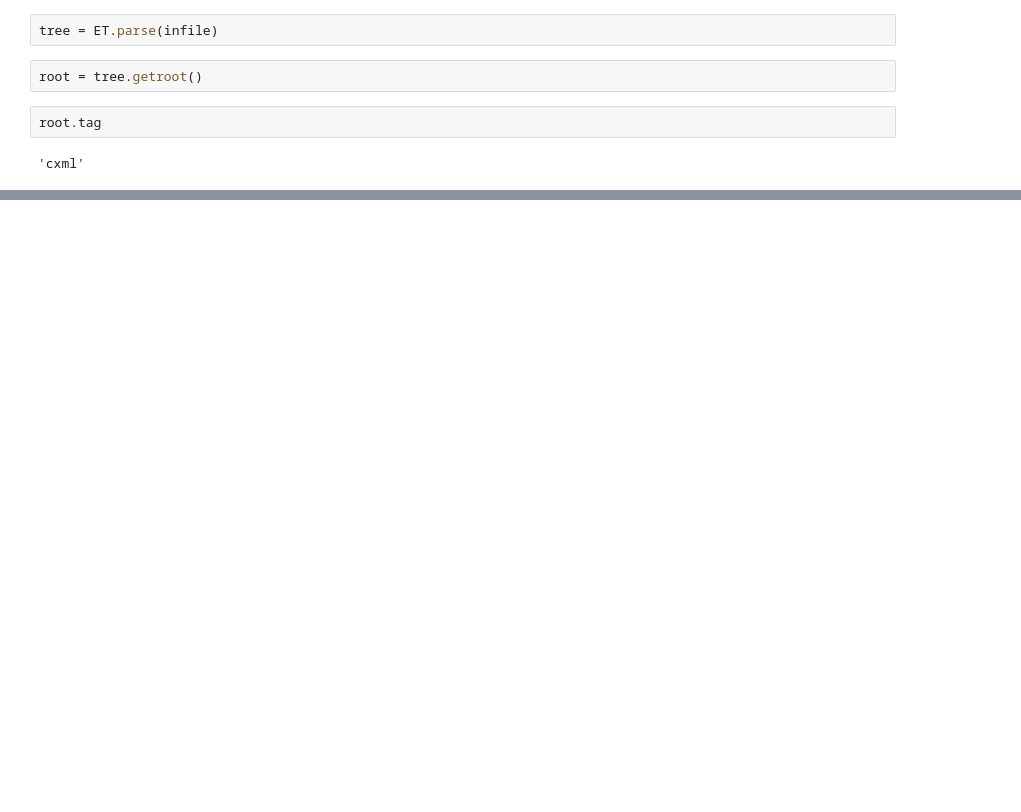
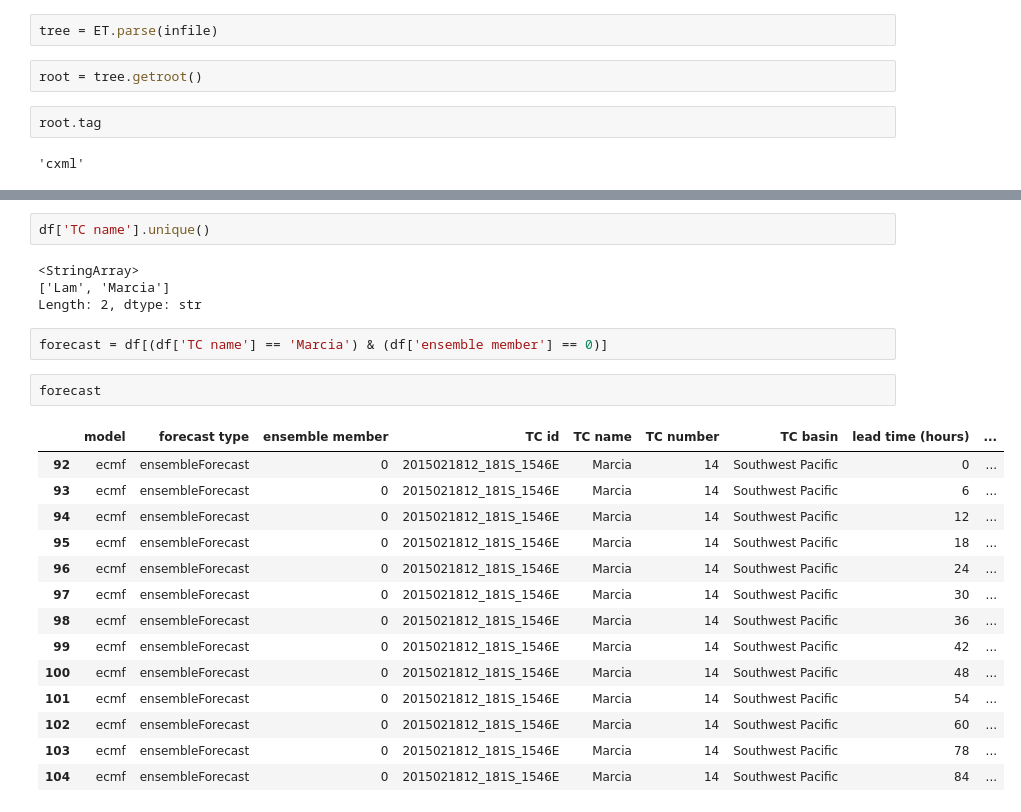
Before and after one commit to DamienIrving/ecmwf, a Jupyter notebook: example_tracks.ipynb, the cells around one changed output, grey strips where cells are left out. Cells and saved outputs as stored; diff of their text form; blank space fills up the shorter version.

```diff
--- a/example_tracks.ipynb
+++ b/example_tracks.ipynb
@@ -87,0 +161,25 @@ IndexError: child index out of range
+# %%
+df['TC name'].unique()
+# %% [output]
+<StringArray>
+['Lam', 'Marcia']
+Length: 2, dtype: str
+# %%
+forecast = df[(df['TC name'] == 'Marcia') & (df['ensemble member'] == 0)]
+# %%
+forecast
+# %% [output]
+|  | model | forecast type | ensemble member | TC id | TC name | TC number | TC basin | lead time (hours) | ... |
+| 92 | ecmf | ensembleForecast | 0 | 2015021812_181S_1546E | Marcia | 14 | Southwest Pacific | 0 | ... |
+| 93 | ecmf | ensembleForecast | 0 | 2015021812_181S_1546E | Marcia | 14 | Southwest Pacific | 6 | ... |
+| 94 | ecmf | ensembleForecast | 0 | 2015021812_181S_1546E | Marcia | 14 | Southwest Pacific | 12 | ... |
+| 95 | ecmf | ensembleForecast | 0 | 2015021812_181S_1546E | Marcia | 14 | Southwest Pacific | 18 | ... |
+| 96 | ecmf | ensembleForecast | 0 | 2015021812_181S_1546E | Marcia | 14 | Southwest Pacific | 24 | ... |
+| 97 | ecmf | ensembleForecast | 0 | 2015021812_181S_1546E | Marcia | 14 | Southwest Pacific | 30 | ... |
+| 98 | ecmf | ensembleForecast | 0 | 2015021812_181S_1546E | Marcia | 14 | Southwest Pacific | 36 | ... |
+| 99 | ecmf | ensembleForecast | 0 | 2015021812_181S_1546E | Marcia | 14 | Southwest Pacific | 42 | ... |
+| 100 | ecmf | ensembleForecast | 0 | 2015021812_181S_1546E | Marcia | 14 | Southwest Pacific | 48 | ... |
+| 101 | ecmf | ensembleForecast | 0 | 2015021812_181S_1546E | Marcia | 14 | Southwest Pacific | 54 | ... |
+| 102 | ecmf | ensembleForecast | 0 | 2015021812_181S_1546E | Marcia | 14 | Southwest Pacific | 60 | ... |
+| 103 | ecmf | ensembleForecast | 0 | 2015021812_181S_1546E | Marcia | 14 | Southwest Pacific | 78 | ... |
+| 104 | ecmf | ensembleForecast | 0 | 2015021812_181S_1546E | Marcia | 14 | Southwest Pacific | 84 | ... |
```
Also changed, not shown: parts of 9 cells of this notebook.
